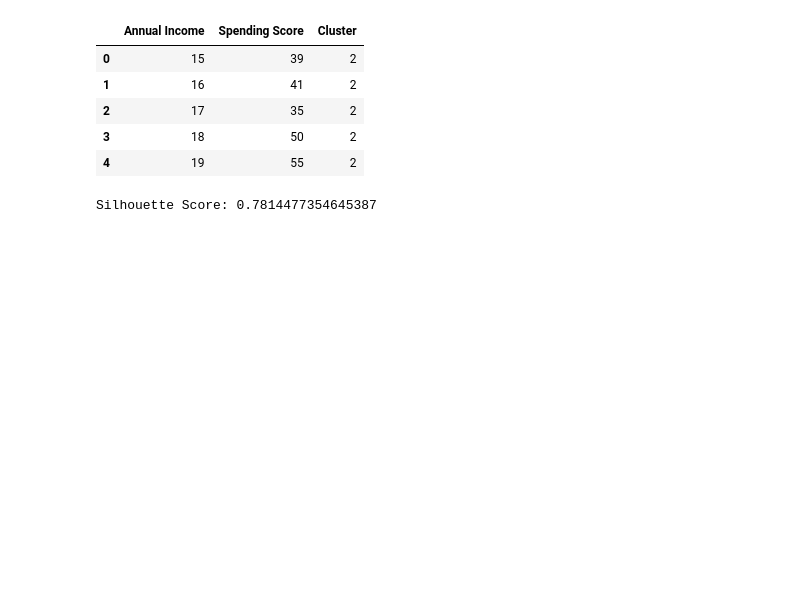
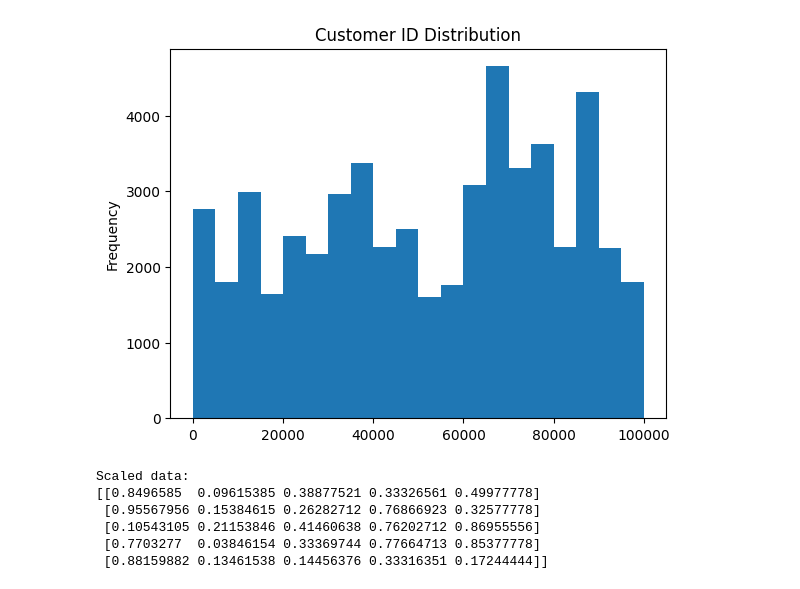
Before and after one commit to Vyshnavi262007/Assignment-3-AIML, a Jupyter notebook: Customer_Segmentation_Using_K_Means.ipynb, the cells around one changed output. Drawn from its saved outputs; the diff is of its cells as text; code cells hidden in the pictures; blank space fills up the shorter version.

```diff
--- a/Customer_Segmentation_Using_K_Means.ipynb
+++ b/Customer_Segmentation_Using_K_Means.ipynb
@@ -23,0 +12,3 @@ customers.head()
+# %%
+# load uploaded file
+df = pd.read_csv("/content/customer_segmentation_data.csv")
@@ -23,0 +77,9 @@ customers.head()
+# %%
+# keep only numeric columns
+df_num = df.select_dtypes(include=np.number).copy()
+
+print("\nNumeric columns used:")
+print(df_num.columns.tolist())
+
+# remove rows with missing values if any
+df_num = df_num.dropna()
@@ -24,23 +102,24 @@ customers.head()
+# %%
+# histogram for first numeric column
+df_num[df_num.columns[0]].plot(kind='hist', bins=20, title=f'{df_num.columns[0]} Distribution')
+plt.show()
+# %% [output]
+[figure, added]
+# %%
+# scaling
+scaler = MinMaxScaler()
+X_scaled = scaler.fit_transform(df_num)
+
+print("\nScaled data:")
+print(X_scaled[:5])
+# %% [output]
+Scaled data:
+[[0.8496585  0.09615385 0.38877521 0.33326561 0.49977778]
+ [0.95567956 0.15384615 0.26282712 0.76866923 0.32577778]
+ [0.10543105 0.21153846 0.41460638 0.76202712 0.86955556]
+ [0.7703277  0.03846154 0.33369744 0.77664713 0.85377778]
+ [0.88159882 0.13461538 0.14456376 0.33316351 0.17244444]]
 # %%
-X = customers[['Annual Income','Spending Score']]
-
-kmeans = KMeans(n_clusters=3, random_state=42)
-
-clusters = kmeans.fit_predict(X)
-
-customers['Cluster'] = clusters
-
-customers.head()
+# apply KMeans
+kmeans = KMeans(n_clusters=3, random_state=42, n_init=10)
+clusters = kmeans.fit_predict(X_scaled)
-# %% [output]
-|  | Annual Income | Spending Score | Cluster |
-| 0 | 15 | 39 | 2 |
-| 1 | 16 | 41 | 2 |
-| 2 | 17 | 35 | 2 |
-| 3 | 18 | 50 | 2 |
-| 4 | 19 | 55 | 2 |
-# %%
-score = silhouette_score(X, clusters)
-
-print("Silhouette Score:", score)
-# %% [output]
-Silhouette Score: 0.7814477354645387
```
Also changed, not shown: parts of 11 cells of this notebook.
